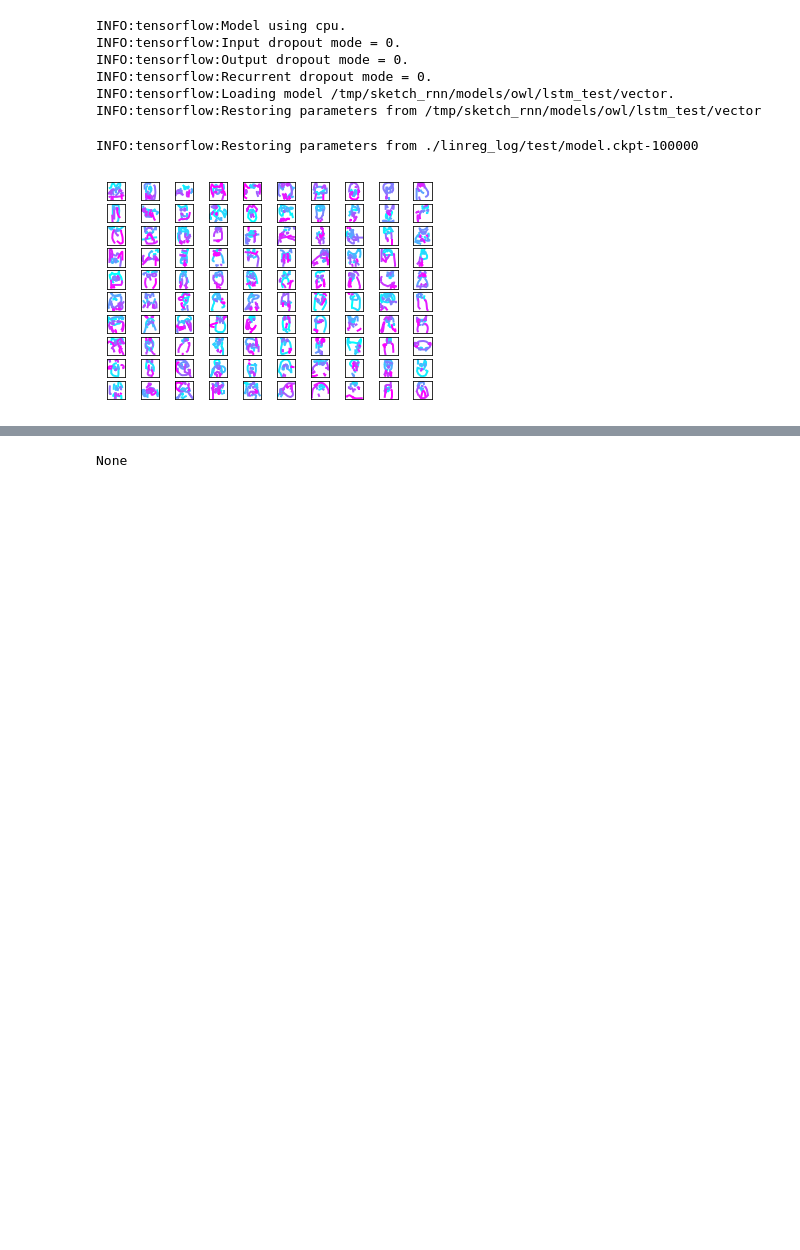
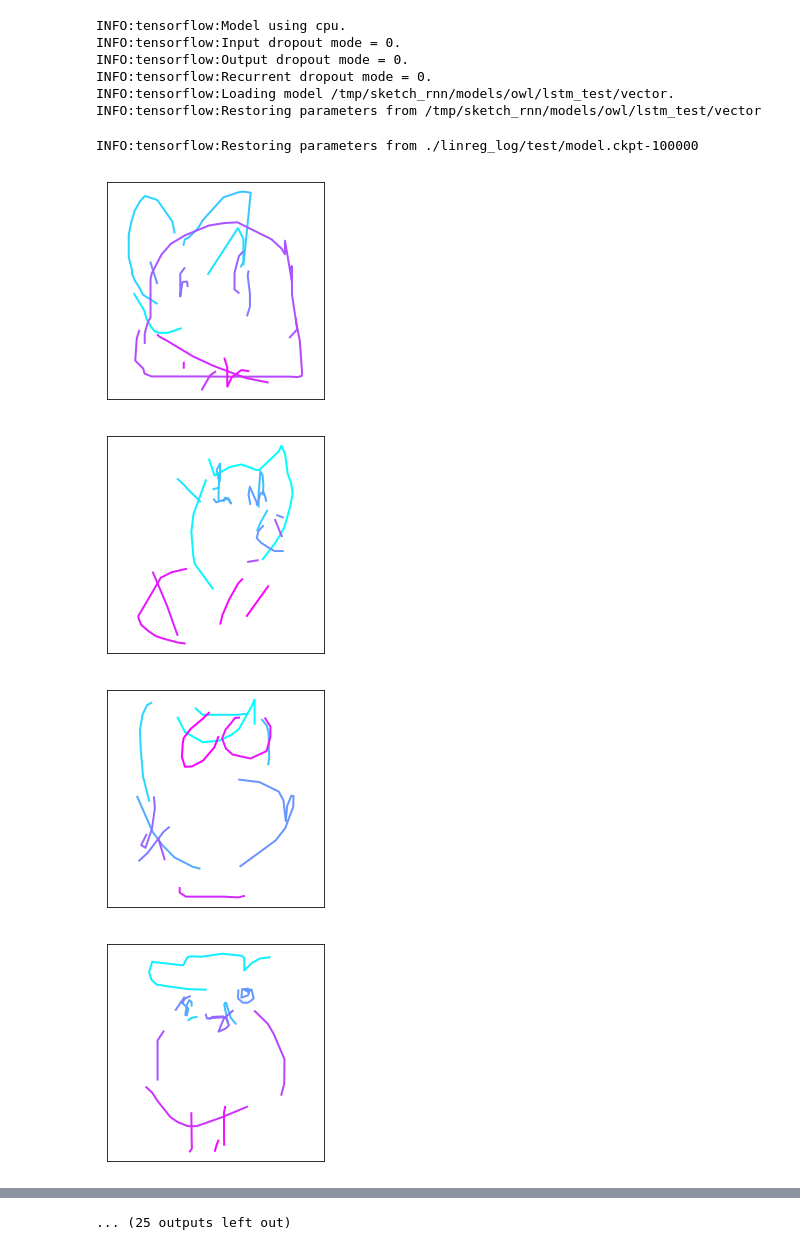
Before and after one commit to K6L6/photo2sketch, a Jupyter notebook: reconstructions.ipynb, the cells around one changed output, grey strips where cells are left out. Saved outputs shown, nothing was run; the diff lists cells and outputs as text; code cells hidden in the pictures; blank space fills up the shorter version.

Commit message:
modified:   linreg_nn.py 	modified:   reconstructions.ipynb

```diff
--- a/reconstructions.ipynb
+++ b/reconstructions.ipynb
@@ -78,5 +77,12 @@ def reconst(row, col, strokes):
 # %%
 #Reconstruction results from targets
-reconst(10,10,stroke_t)
+for i in range(len(stroke_t)):
+    ax = plt.subplot(1,1,1)
+    plot_stroke(ax,stroke_t[i])
+    plt.show()
+# reconst(10,10,stroke_t)
 # %% [output]
-[figure, old version]
+[figure, new version]
+[figure, added]
+[figure, added]
+[figure, added]
@@ -83,4 +97,4 @@ reconst(10,10,stroke_t)
-None
+... (25 outputs left out)
 # %%
 #Reconstruction results from predictions
 reconst(2,5,stroke_p)
```
Also changed, not shown: parts of 4 cells of this notebook, 1 other file.
